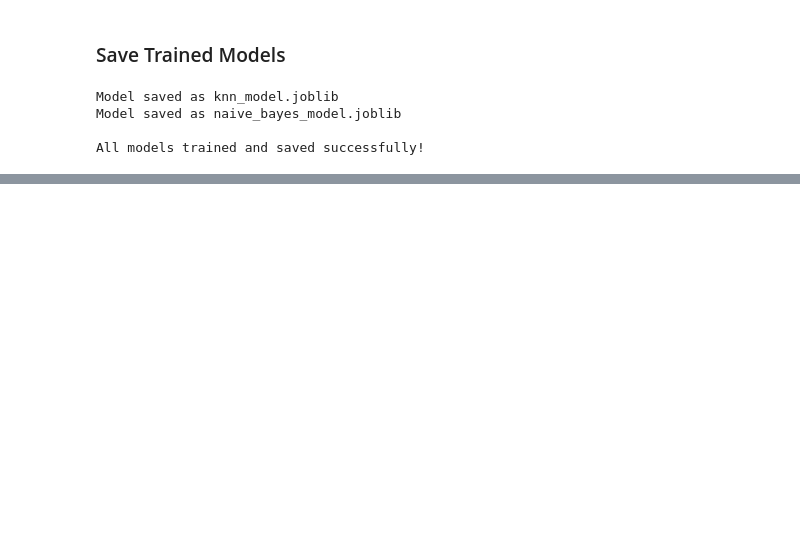
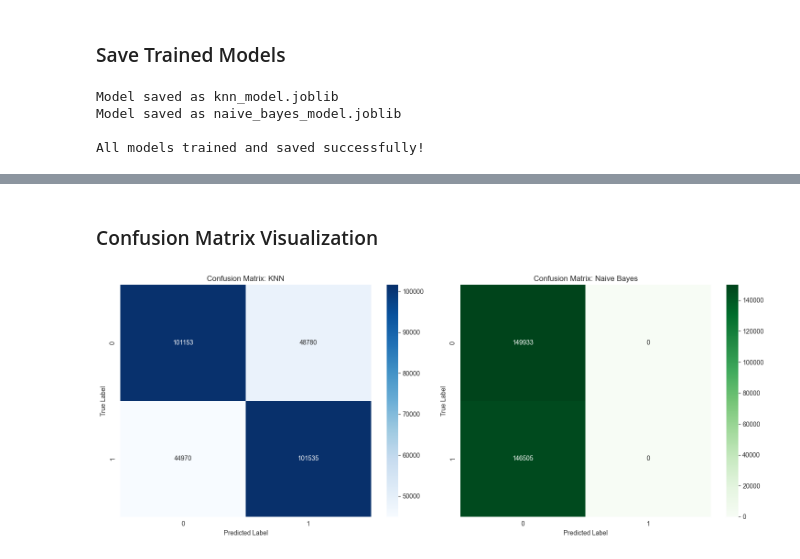
Before and after one commit to Mohamed-Ehab-Sabry/nlp-fake-news-detector-transformers, a Jupyter notebook: src/models/KNN-naive_bayes.ipynb, the cells around one changed output, grey strips where cells are left out. Drawn from its saved outputs; the diff is of its cells as text; code cells hidden in the pictures; blank space fills up the shorter version.

```diff
--- a/src/models/KNN-naive_bayes.ipynb
+++ b/src/models/KNN-naive_bayes.ipynb
@@ -122,7 +224,11 @@ y_test shape: (296438,)
 # %%
 # Train KNN classifier
 print("Training KNN classifier...")
-knn_predictions = models.train_knn(n_neighbors=5)
+models.train_knn(n_neighbors=5)
+
+# Train Naive Bayes classifier
+print("Training Naive Bayes classifier...")
+models.train_naive_bayes(alpha=1.0)
 # %% [output]
 Training KNN classifier...
 
@@ -146,4 +250,0 @@ weighted avg       0.67      0.67      0.67    296438
-# %%
-# Train Naive Bayes classifier
-print("Training Naive Bayes classifier...")
-nb_predictions = models.train_naive_bayes(alpha=1.0)
@@ -180,0 +270,43 @@ All models trained and saved successfully!
+# %%
+import matplotlib.pyplot as plt
+import seaborn as sns
+from sklearn.metrics import roc_curve, auc, precision_recall_curve, roc_auc_score
+from sklearn.model_selection import cross_val_score, cross_val_predict, learning_curve
+
+# Set visualization style
+sns.set_style("whitegrid")
+plt.rcParams['figure.figsize'] = (12, 5)
+# %% [markdown]
+### Confusion Matrix Visualization
+# %%
+from sklearn.metrics import confusion_matrix
+
+def plot_confusion_matrices(models_obj):
+    fig, axes = plt.subplots(1, 2, figsize=(15, 6))
+
+    # Data to plot
+    plot_data = [
+        (models_obj.knn_model, "KNN", "Blues"),
+        (models_obj.nb_model, "Naive Bayes", "Greens")
+    ]
+
+    for ax, (model, name, color) in zip(axes, plot_data):
+        if model is not None:
+            # Generate predictions using the reduced test set
+            y_pred = model.predict(models_obj.X_test)
+            cm = confusion_matrix(models_obj.y_test, y_pred)
+
+            sns.heatmap(cm, annot=True, fmt='d', cmap=color, ax=ax)
+            ax.set_title(f'Confusion Matrix: {name}')
+            ax.set_xlabel('Predicted Label')
+            ax.set_ylabel('True Label')
+        else:
+            ax.set_text(0.5, 0.5, f'{name} Not Trained', ha='center')
+
+    plt.tight_layout()
+    plt.show()
+
+# Run the visualization
+plot_confusion_matrices(models)
+# %% [output]
+[figure, added]
```
Also changed, not shown: parts of 23 cells of this notebook.
